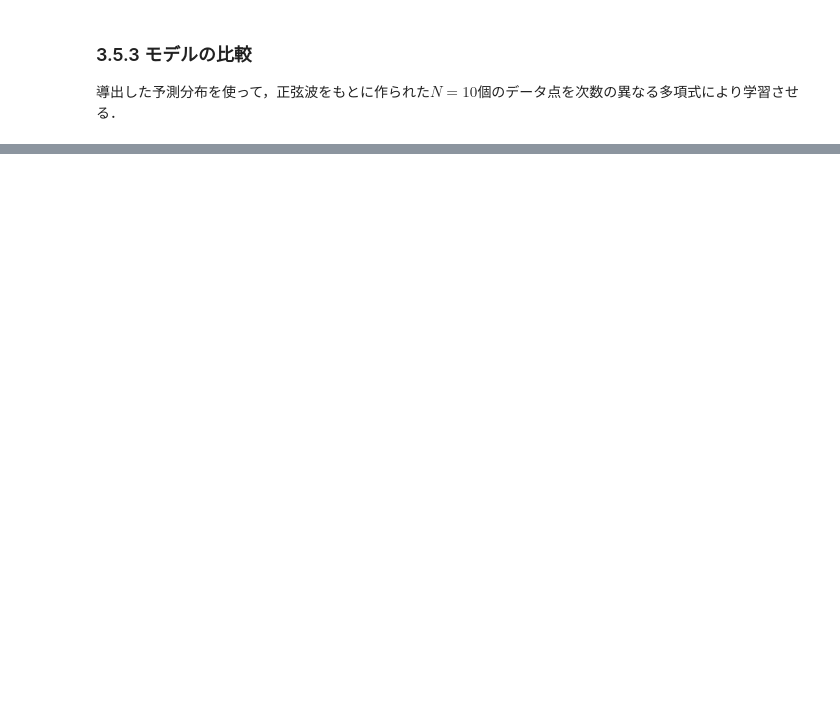
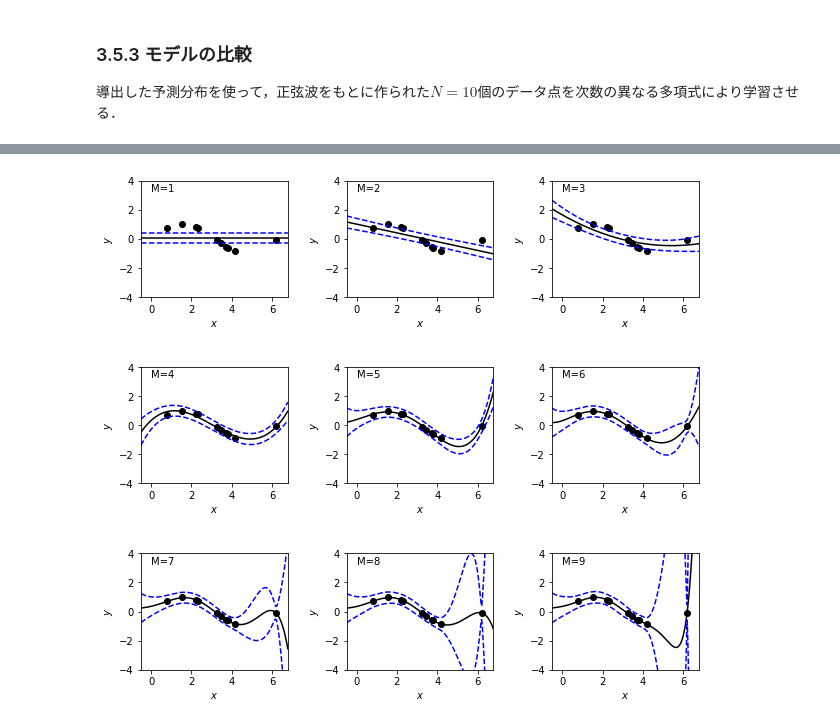
Before and after one commit to tcbn-ai/TIL, a Jupyter notebook: Study_Bayes/3.5_linear_regression.ipynb, the cells around one changed output, grey strips where cells are left out. Cells and saved outputs as stored; diff of their text form; code cells hidden in the pictures; blank space fills up the shorter version.

```diff
--- a/Study_Bayes/3.5_linear_regression.ipynb
+++ b/Study_Bayes/3.5_linear_regression.ipynb
@@ -246,0 +288,18 @@ $$
+# %%
+###################### post distribution ######################
+hat_Lambda_list = []; hat_m_list = []
+for i in range(len(Dim_list)):
+    sm_x = np.zeros_like(Lambda_array_list[i])
+    sm_y = np.zeros_like(M_vec_list[i])
+    for n in range(num_data):
+        sm_x += X_data_list[i][n] @ X_data_list[i][n].T
+        sm_y += y_data[n] * X_data_list[i][n]
+    # Lambda
+    hat_Lambda = lambda_precision*sm_x + Lambda_array_list[i]
+    hat_Lambda_list.append(hat_Lambda)
+    # m
+    m_first = np.linalg.inv(hat_Lambda)
+    m_second = lambda_precision*sm_y + Lambda_array_list[i] @ M_vec_list[i]
+    hat_m = m_first @ m_second
+    hat_m_list.append(hat_m)
+###############################################################
@@ -246,0 +336,27 @@ $$
+# %%
+############# split list #############
+def split_list(l, n):
+    for idx in range(0, len(l), n):
+        yield l[idx: idx + n]
+
+split_dim_list = list(split_list(Dim_list, 3))
+
+############# plot #############
+fig, axes = plt.subplots(3, 3, figsize=(10,9))
+plt.subplots_adjust(wspace=0.4, hspace=0.6)
+for i in range(len(split_dim_list)):
+    for j in range(len(split_dim_list[i])):
+        key = i*3 + j; dim = split_dim_list[i][j]
+        # plot data
+        axes[i][j].set_xlabel(r"$x$"); axes[i][j].set_ylabel(r"$y$")
+        axes[i][j].set_xlim([-0.5, 2*np.pi+0.5]); axes[i][j].set_ylim([-4, 4])
+        axes[i][j].scatter(x_data, y_data, color = 'k')
+        # plot mean parameter
+        axes[i][j].plot(x_range_input, Post_mu_list[key], color = 'k')
+        # plot error
+        axes[i][j].plot(x_range_input, Post_err_prs_list[key], color = 'b', linestyle = 'dashed')
+        axes[i][j].plot(x_range_input, Post_err_minus_list[key], color = 'b', linestyle = 'dashed')
+        axes[i][j].text(0,3.25,"M={}".format(dim))
+plt.show()
+# %% [output]
+[figure, added]
```
Also changed, not shown: parts of 8 cells of this notebook.
